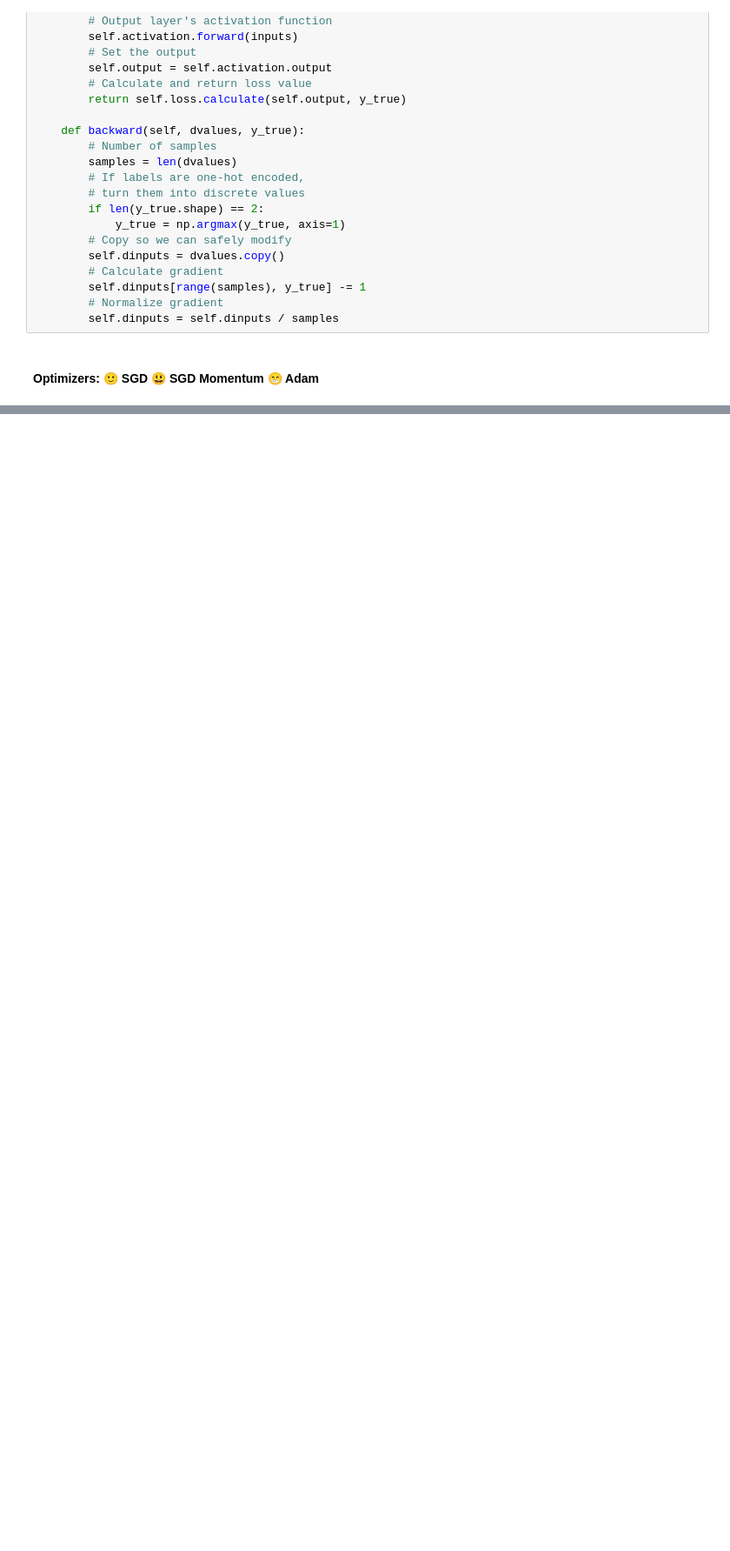
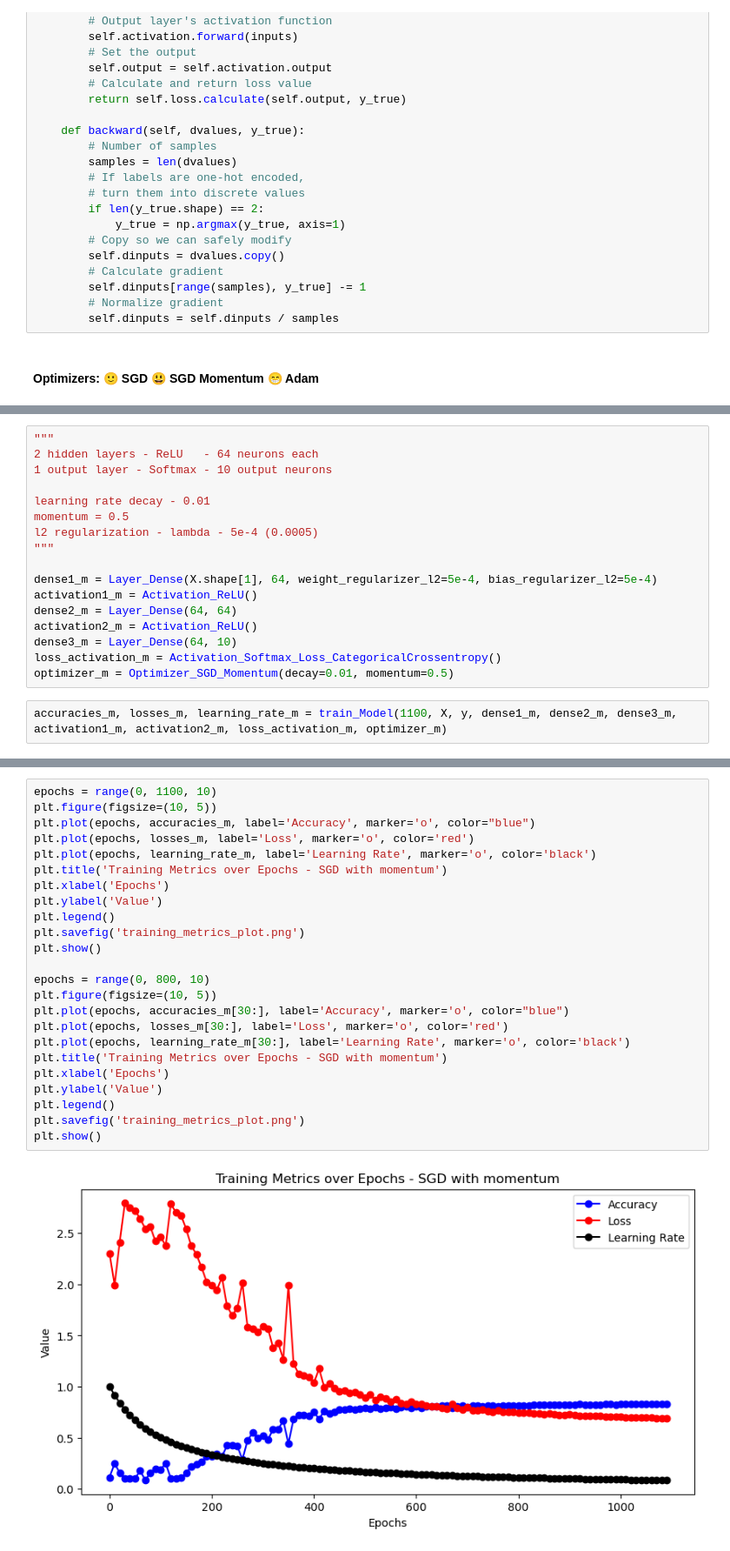
Before and after one commit to Ayush-2001-Dhanraj/soft-computing-assignment, a Jupyter notebook: Untitled.ipynb, the cells around one changed output, grey strips where cells are left out. Shown at 87% size. Cells and saved outputs as stored; diff of their text form; blank space fills up the shorter version.

```diff
--- a/Untitled.ipynb
+++ b/Untitled.ipynb
@@ -494,0 +523,19 @@ print(f'validation - SGD, acc: {accuracy:.3f}, loss: {loss:.3f}')
+# %%
+"""
+2 hidden layers - ReLU   - 64 neurons each
+1 output layer - Softmax - 10 output neurons
+
+learning rate decay - 0.01
+momentum = 0.5
+l2 regularization - lambda - 5e-4 (0.0005)
+"""
+
+dense1_m = Layer_Dense(X.shape[1], 64, weight_regularizer_l2=5e-4, bias_regularizer_l2=5e-4)
+activation1_m = Activation_ReLU()
+dense2_m = Layer_Dense(64, 64)
+activation2_m = Activation_ReLU()
+dense3_m = Layer_Dense(64, 10)
+loss_activation_m = Activation_Softmax_Loss_CategoricalCrossentropy()
+optimizer_m = Optimizer_SGD_Momentum(decay=0.01, momentum=0.5)
+# %%
+accuracies_m, losses_m, learning_rate_m = train_Model(1100, X, y, dense1_m, dense2_m, dense3_m, activation1_m, activation2_m, loss_activation_m, optimizer_m)
@@ -494,0 +560,26 @@ print(f'validation - SGD, acc: {accuracy:.3f}, loss: {loss:.3f}')
+# %%
+epochs = range(0, 1100, 10)
+plt.figure(figsize=(10, 5))
+plt.plot(epochs, accuracies_m, label='Accuracy', marker='o', color="blue")
+plt.plot(epochs, losses_m, label='Loss', marker='o', color='red')
+plt.plot(epochs, learning_rate_m, label='Learning Rate', marker='o', color='black')
+plt.title('Training Metrics over Epochs - SGD with momentum')
+plt.xlabel('Epochs')
+plt.ylabel('Value')
+plt.legend()
+plt.savefig('training_metrics_plot.png')
+plt.show()
+
+epochs = range(0, 800, 10)
+plt.figure(figsize=(10, 5))
+plt.plot(epochs, accuracies_m[30:], label='Accuracy', marker='o', color="blue")
+plt.plot(epochs, losses_m[30:], label='Loss', marker='o', color='red')
+plt.plot(epochs, learning_rate_m[30:], label='Learning Rate', marker='o', color='black')
+plt.title('Training Metrics over Epochs - SGD with momentum')
+plt.xlabel('Epochs')
+plt.ylabel('Value')
+plt.legend()
+plt.savefig('training_metrics_plot.png')
+plt.show()
+# %% [output]
+[figure, added]
```
Also changed, not shown: parts of 21 cells of this notebook, 30 other files.
